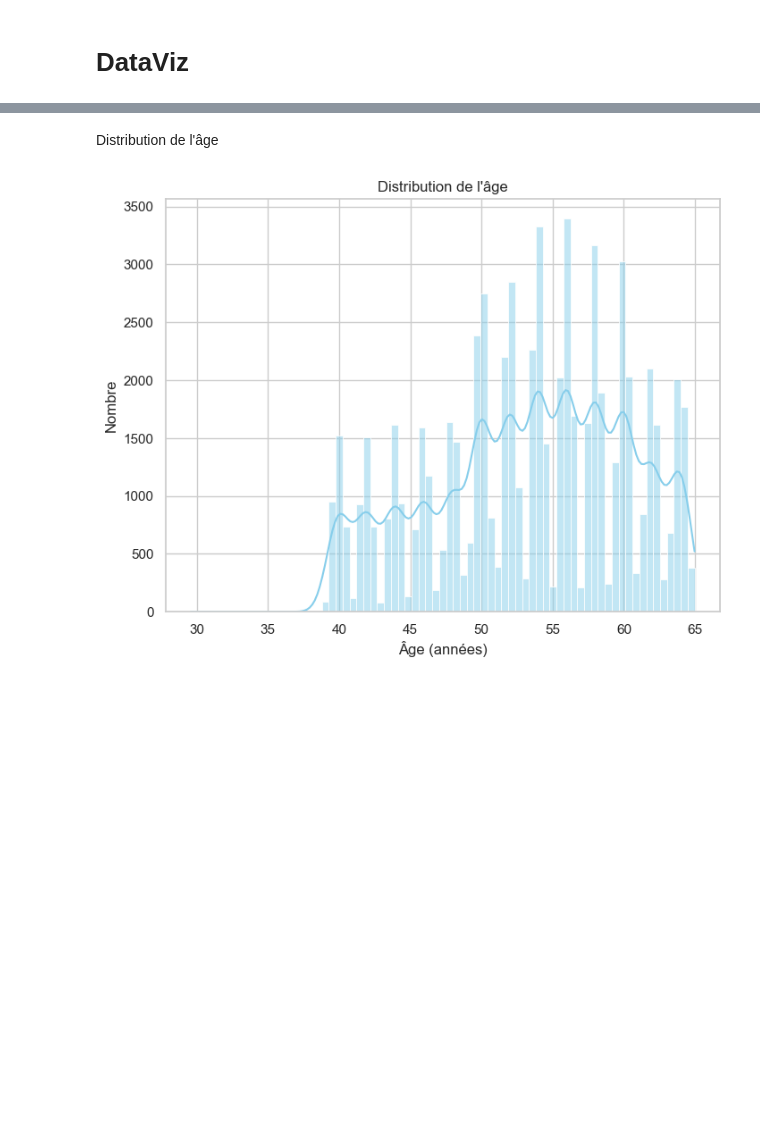
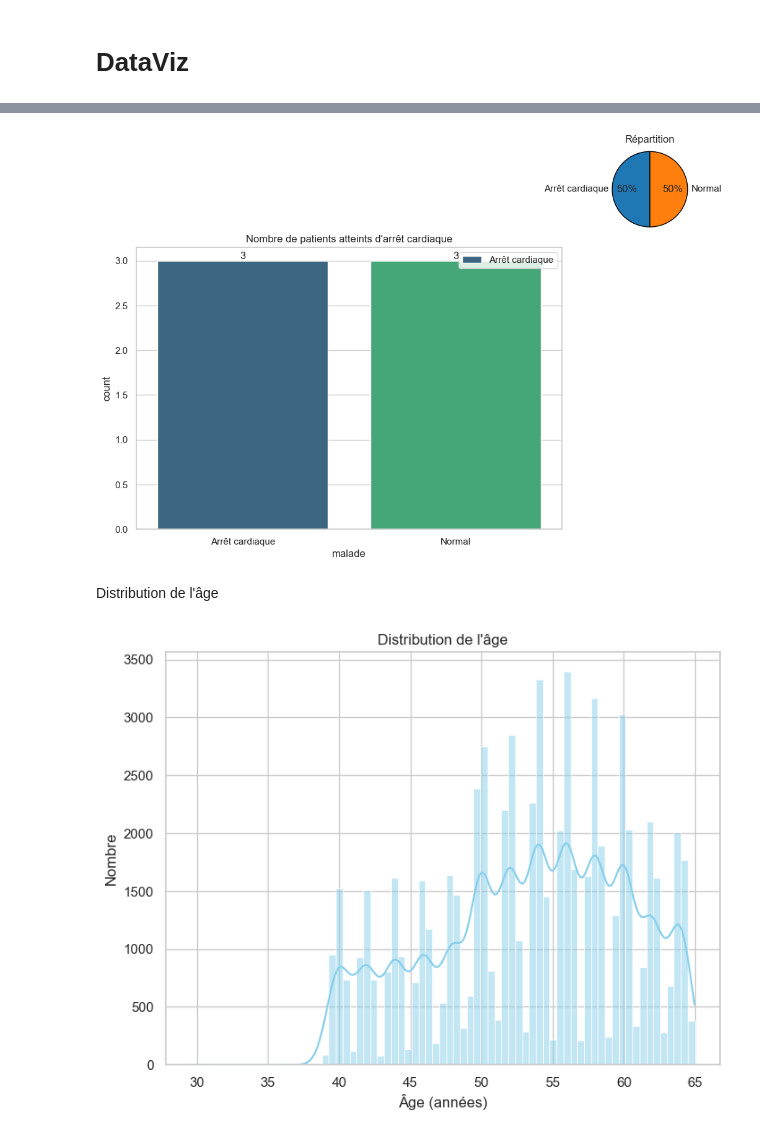
Before and after one commit to alaincrenner/heart_attack, a Jupyter notebook: MaladieCardiaque_SVM.ipynb, the cells around one changed output, grey strips where cells are left out. Drawn from its saved outputs; the diff is of its cells as text; code cells hidden in the pictures; blank space fills up the shorter version.

```diff
--- a/MaladieCardiaque_SVM.ipynb
+++ b/MaladieCardiaque_SVM.ipynb
@@ -217,3 +286,35 @@ maladie.head()
+# %%
+import matplotlib.pyplot as plt
+import seaborn as sns
+
+# Création des données (pour l'exemple)
+maladie = {'malade': ['Arrêt cardiaque', 'Normal', 'Arrêt cardiaque', 'Arrêt cardiaque', 'Normal', 'Normal']}
+maladie = pd.DataFrame(maladie)
+
+# Création de la figure et des sous-graphiques
+plt.figure(figsize=(12, 8))
+gs = plt.GridSpec(4, 4)
+
+# Tracé du graphique principal (histogramme)
+ax2 = plt.subplot(gs[1:, :-1])
+sns.countplot(x='malade', data=maladie, ax=ax2, palette="viridis")
+for i, j in enumerate(maladie['malade'].value_counts().values):
+    ax2.text(i, j, str(j), ha='center', va='bottom', fontsize=12)
+ax2.set(title="Nombre de patients atteints d'arrêt cardiaque")
+ax2.legend(labels=["Arrêt cardiaque", "Normal"])
+
+# Tracé du diagramme circulaire (en petit)
+ax1 = plt.subplot(gs[0, -1])
+colors = ['#1f77b4', '#ff7f0e']  # Couleurs pour le diagramme circulaire
+ax1.pie(maladie['malade'].value_counts(), labels=["Arrêt cardiaque", "Normal"], autopct="%1.0f%%", startangle=90, colors=colors, wedgeprops={'edgecolor': 'black'})
+
+# Réglage de l'apparence du deuxième graphique
+ax1.axis('equal')  # Pour que le diagramme circulaire soit parfaitement circulaire
+ax1.set_title('Répartition')  # Titre du diagramme circulaire
+
+plt.show()
+# %% [output]
+[figure, added]
 # %% [markdown]
 Distribution de l'âge
 # %%
```
Also changed, not shown: parts of 14 cells of this notebook.
